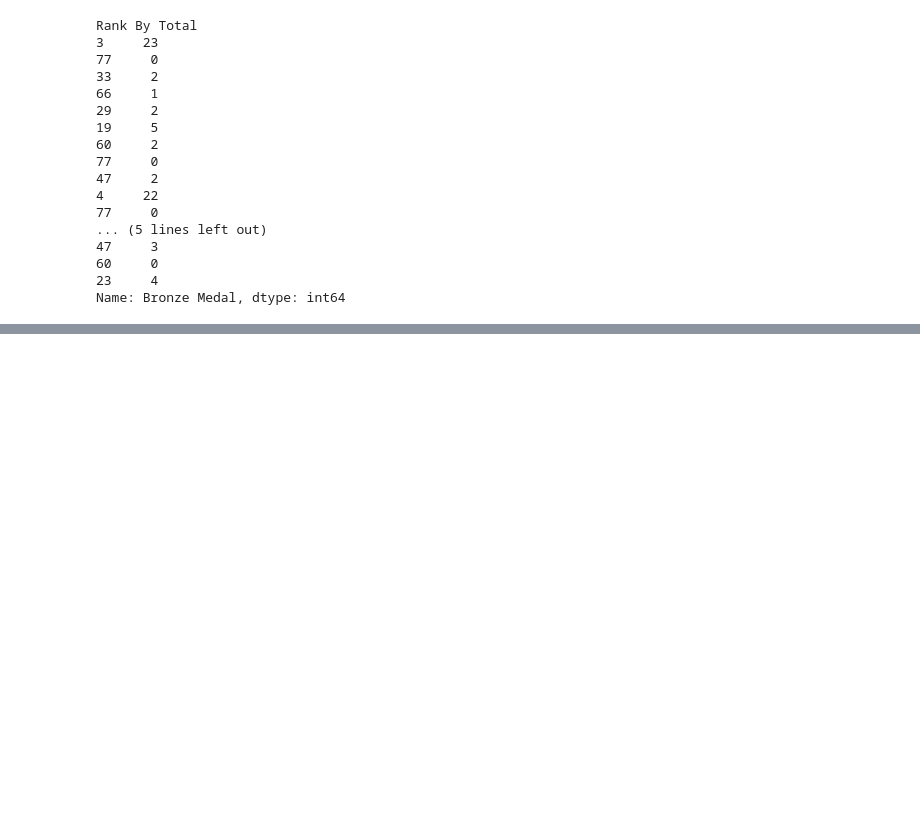
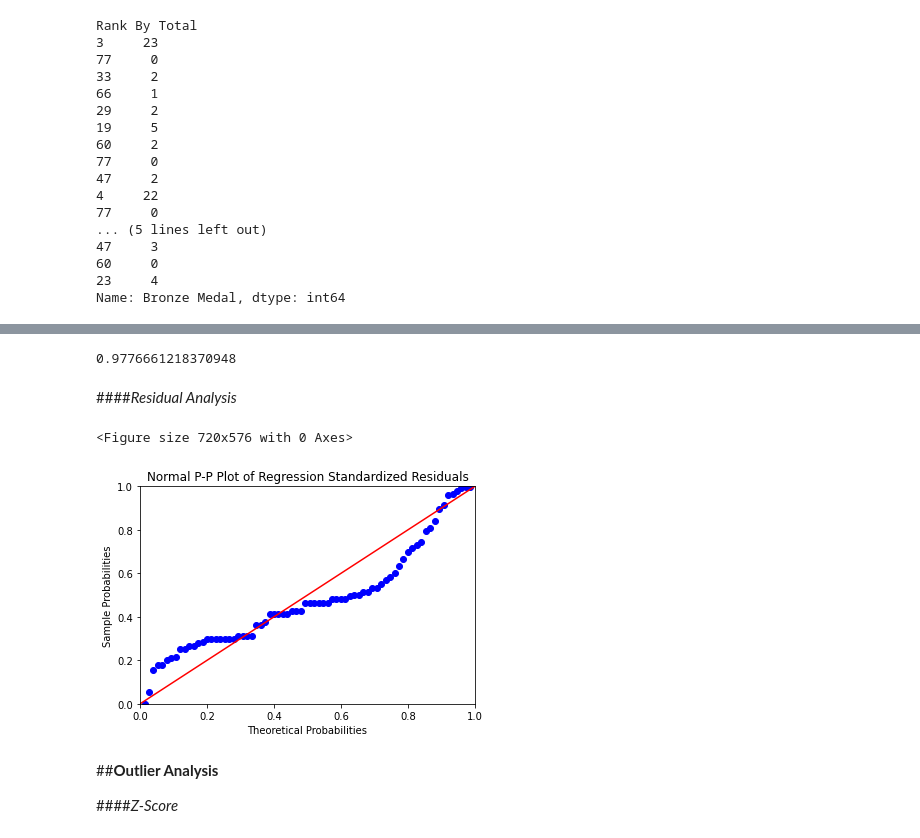
Before and after one commit to mrigankoml/MLAP_Term-IV, a Jupyter notebook: Group_6_Assignment/MLAP_Group6_Assignment.ipynb, the cells around one changed output, grey strips where cells are left out. Saved outputs shown, nothing was run; the diff lists cells and outputs as text; code cells hidden in the pictures; blank space fills up the shorter version.

```diff
--- a/Group_6_Assignment/MLAP_Group6_Assignment.ipynb
+++ b/Group_6_Assignment/MLAP_Group6_Assignment.ipynb
@@ -362,0 +401,4 @@ Name: Bronze Medal, dtype: int64
+# %%
+from sklearn.linear_model import LinearRegression
+clf = LinearRegression()
+clf.fit(X_train, Y_train)
@@ -362,0 +409,3 @@ Name: Bronze Medal, dtype: int64
+# %%
+model_1 = sm.OLS(Y_train, X_train).fit()
+model_1.summary2()
@@ -362,0 +454,21 @@ Name: Bronze Medal, dtype: int64
+# %%
+clf.score(X_test, Y_test)
+# %% [output]
+0.9776661218370948
+# %% [markdown]
+####*Residual Analysis*
+# %%
+def draw_pp_plot(model):
+  probplot = sm.ProbPlot(model_1.resid);
+  plt.figure(figsize=(10, 8));
+  probplot.ppplot(line='45');
+  plt.title('Normal P-P Plot of Regression Standardized Residuals');
+  plt.show();
+draw_pp_plot(model_1);
+# %% [output]
+<Figure size 720x576 with 0 Axes>
+[figure, added]
+# %% [markdown]
+##**Outlier Analysis**
+
+####*Z-Score*
```
Also changed, not shown: parts of 16 cells of this notebook.
